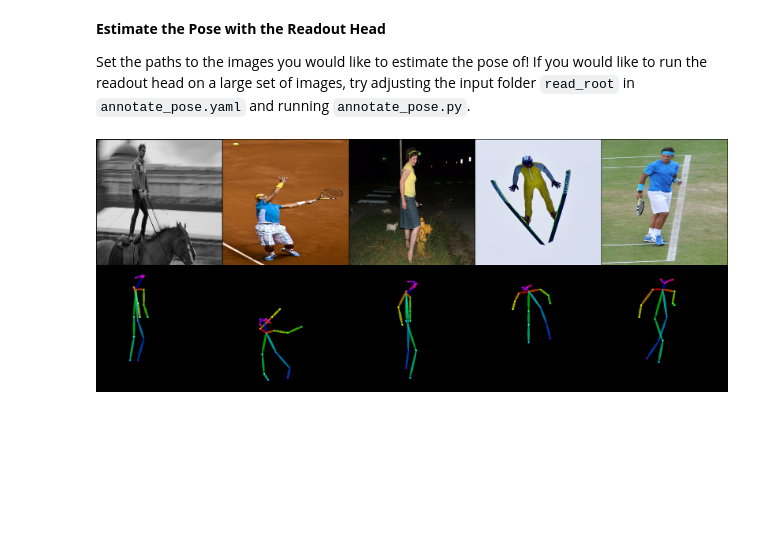
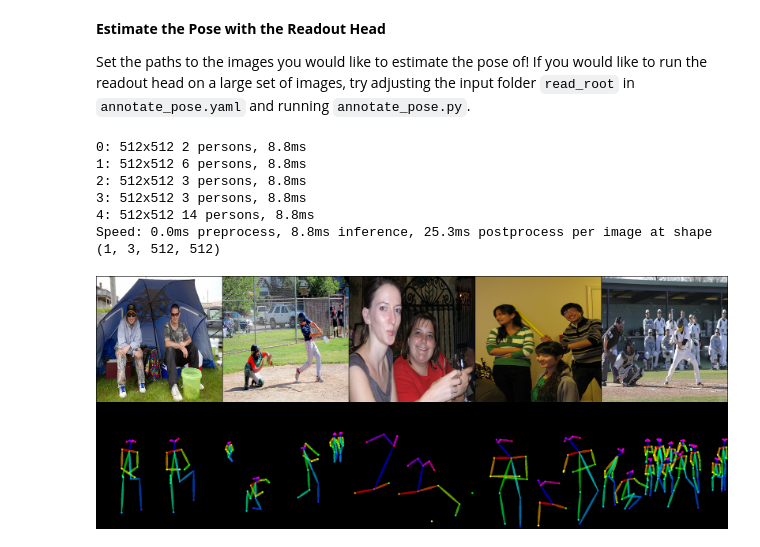
Before and after one commit to google-research/readout_guidance, a Jupyter notebook: readout_pose/demo_pose.ipynb, the cells around one changed output. Drawn from its saved outputs; the diff is of its cells as text; code cells hidden in the pictures; blank space fills up the shorter version.

Commit message:
Add detector pre-processing

```diff
--- a/readout_pose/demo_pose.ipynb
+++ b/readout_pose/demo_pose.ipynb
@@ -32,28 +40,53 @@ prompt:
 negative_prompt:
 save_mode: hidden
 Using output head with 18 channels
+# %%
+if "detector_ckpt" in config:
+    from ultralytics import YOLO
+    detector = YOLO(config["detector_ckpt"], task='detect')
+else:
+    detector = None
 # %% [markdown]
 **Estimate the Pose with the Readout Head**
 
 Set the paths to the images you would like to estimate the pose of! If you would like to run the readout head on a large set of images, try adjusting the input folder `read_root` in `annotate_pose.yaml` and running `annotate_pose.py`.
 # %%
+# Images with single person
+# paths = [
+#     "data/raw/MSCOCO/images/val2017/000000023126.jpg",
+#     "data/raw/MSCOCO/images/val2017/000000485027.jpg",
+#     "data/raw/MSCOCO/images/val2017/000000375493.jpg",
+#     "data/raw/MSCOCO/images/val2017/000000352760.jpg",
+#     "data/raw/MSCOCO/images/val2017/000000273760.jpg",
+# ]
+
+# Images with multiple people
 paths = [
-    "data/raw/MSCOCO/images/val2017/000000023126.jpg",
-    "data/raw/MSCOCO/images/val2017/000000485027.jpg",
-    "data/raw/MSCOCO/images/val2017/000000375493.jpg",
-    "data/raw/MSCOCO/images/val2017/000000352760.jpg",
-    "data/raw/MSCOCO/images/val2017/000000273760.jpg",
+    "data/raw/MSCOCO/images/val2017/000000309964.jpg",
+    "data/raw/MSCOCO/images/val2017/000000192670.jpg",
+    "data/raw/MSCOCO/images/val2017/000000070739.jpg",
+    "data/raw/MSCOCO/images/val2017/000000086956.jpg",
+    "data/raw/MSCOCO/images/val2017/000000133969.jpg",
 ]
 # %%
 for i in tqdm(range(0, len(paths), batch_size)):
     batch_paths = paths[i:i+batch_size]
     batch = annotate_pose.create_batch(batch_paths, size, device)
     with torch.no_grad():
         imgs = batch["source"]
-        pred = train_helpers.get_hyperfeats(diffusion_extractor, aggregation_network, imgs, eval_mode=True)
-        pred_meta = train_pose.heatmap_to_meta(imgs, pred)
-    control = train_pose.draw_meta(imgs, pred_meta)
+        if detector is not None:
+            bboxes = annotate_pose.get_bboxes(detector, imgs)
+        else:
+            bboxes = None
+        pred_meta = annotate_pose.get_pose(diffusion_extractor, aggregation_network, imgs, size, eval_mode=True, bboxes=bboxes)
+        control = train_pose.draw_meta(imgs, pred_meta)
     grid = train_helpers.log_grid(imgs=imgs, pred=control, control_range=(0, 255))
     display(grid)
 # %% [output]
+0: 512x512 2 persons, 8.8ms
+1: 512x512 6 persons, 8.8ms
+2: 512x512 3 persons, 8.8ms
+3: 512x512 3 persons, 8.8ms
+4: 512x512 14 persons, 8.8ms
+Speed: 0.0ms preprocess, 8.8ms inference, 25.3ms postprocess per image at shape (1, 3, 512, 512)
-[figure, old version]
+[figure, new version]
```
Also changed, not shown: parts of 1 cell of this notebook, 6 other files.
